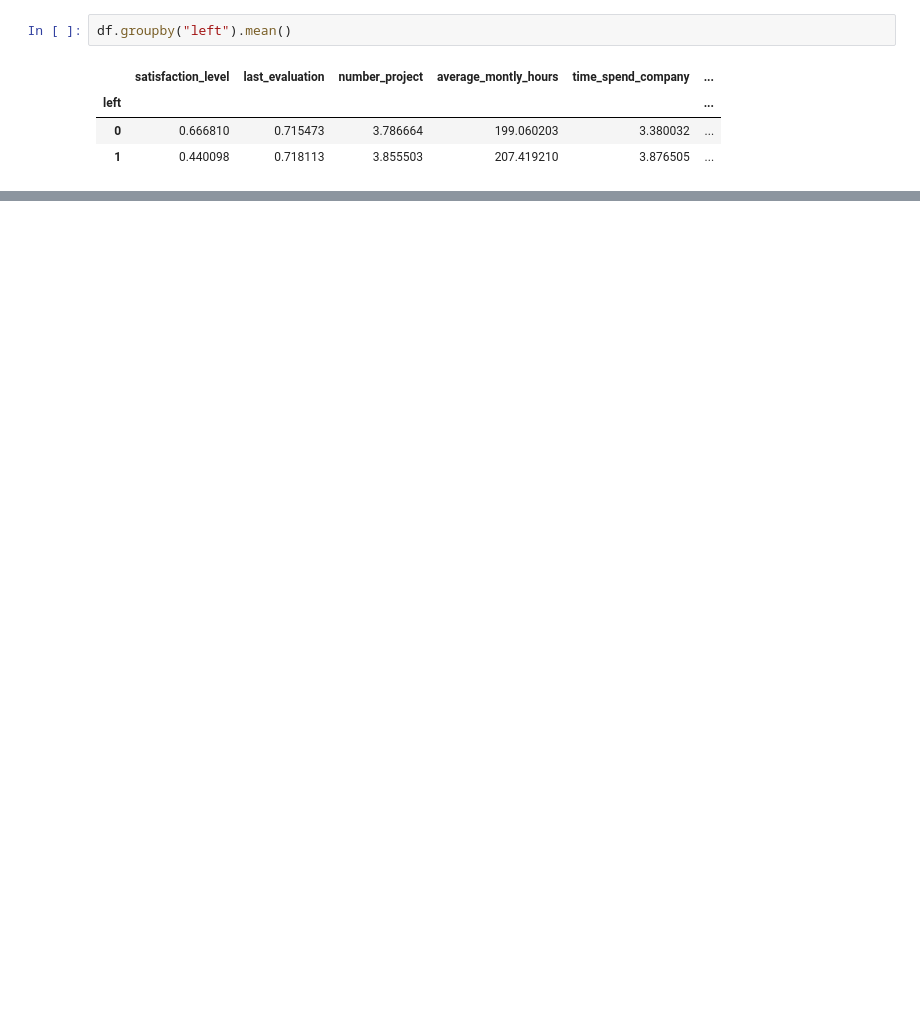
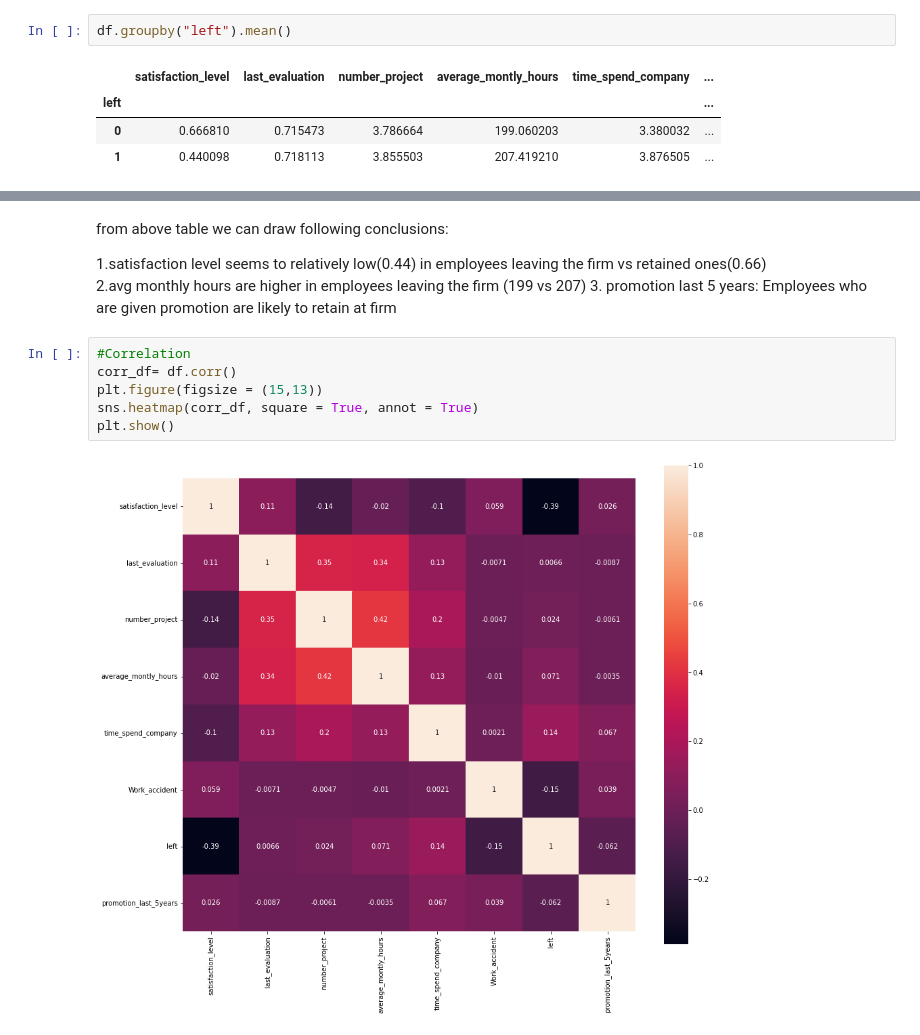
Before and after one commit to msalihk1git/Project_2, a Jupyter notebook: HR_Analytics.ipynb, the cells around one changed output, grey strips where cells are left out. Cells and saved outputs as stored; diff of their text form; blank space fills up the shorter version.

```diff
--- a/HR_Analytics.ipynb
+++ b/HR_Analytics.ipynb
@@ -126,0 +155,14 @@ df.duplicated().sum()
+# %% [markdown]
+from above table we can  draw following conclusions:
+
+  1.satisfaction level seems to relatively low(0.44) in employees leaving the  firm vs retained ones(0.66)
+  2.avg monthly hours are higher in employees leaving the firm (199 vs 207)
+  3. promotion last 5 years: Employees who are given         promotion are likely to retain at firm
+# %%
+#Correlation
+corr_df= df.corr()
+plt.figure(figsize = (15,13))
+sns.heatmap(corr_df, square = True, annot = True)
+plt.show()
+# %% [output]
+[figure, added]
```
Also changed, not shown: parts of 37 cells of this notebook.
